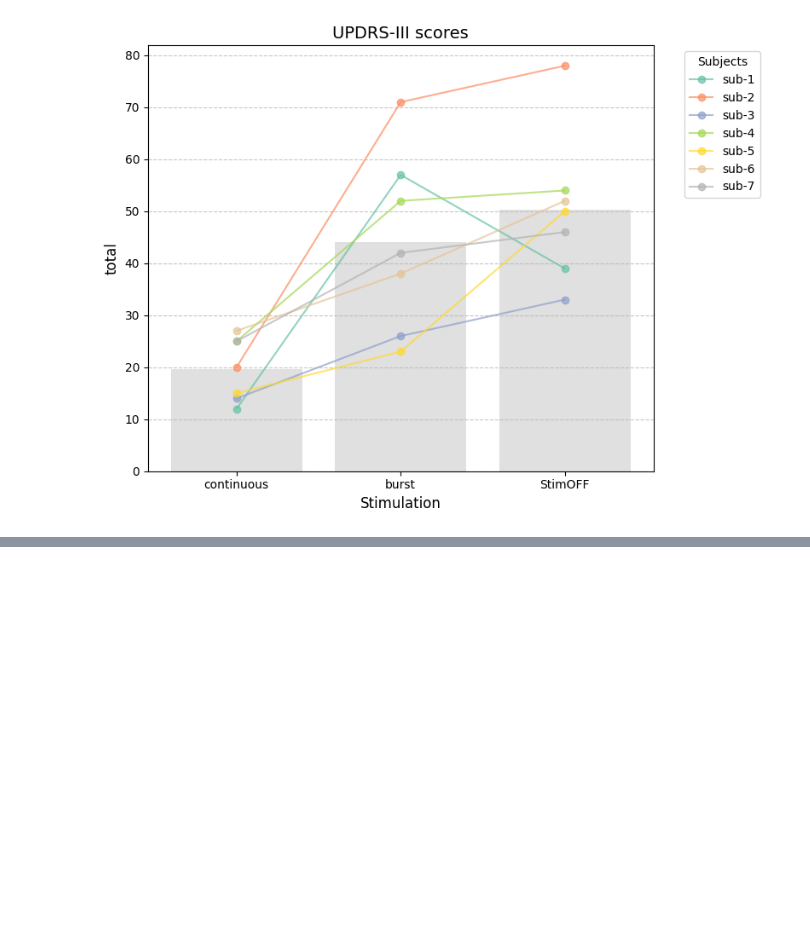
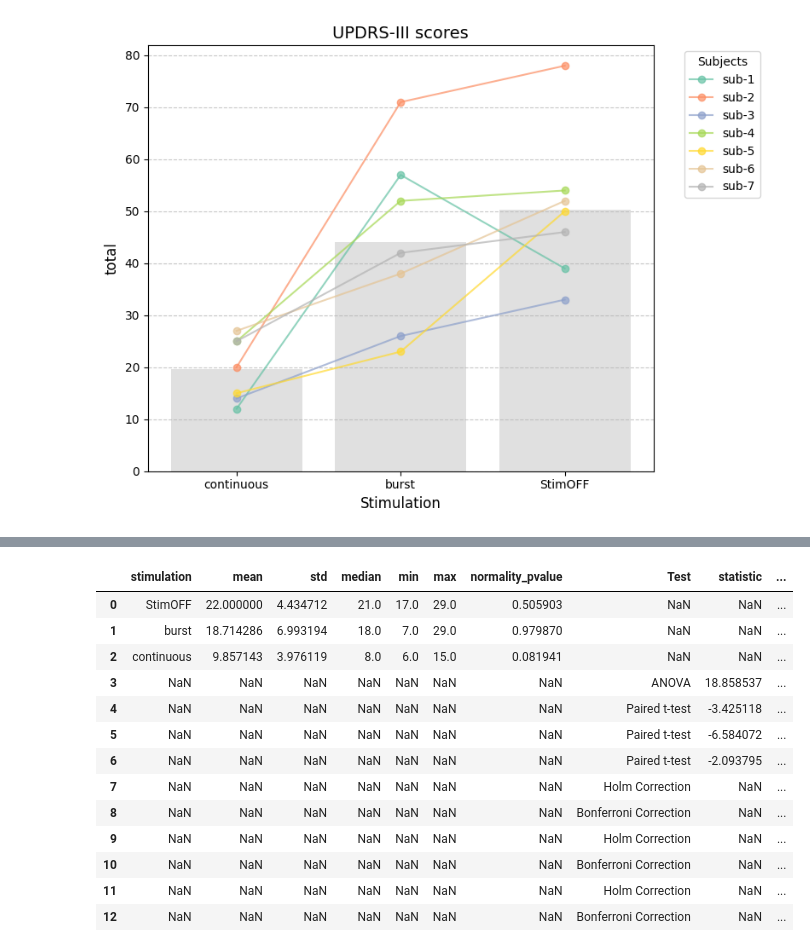
Before and after one commit to JKBehnke/patterned_DBS, a Jupyter notebook: notebooks/burst_dbs_group_analysis.ipynb, the cells around one changed output, grey strips where cells are left out. Cells and saved outputs as stored; diff of their text form; code cells hidden in the pictures; blank space fills up the shorter version.

```diff
--- a/notebooks/burst_dbs_updrs.ipynb
+++ b/notebooks/burst_dbs_group_analysis.ipynb
@@ -322,0 +440,17 @@ The `ci` parameter is deprecated. Use `errorbar=None` for the same effect.
+# %%
+result[0] # bradykinesia
+# %% [output]
+|  | stimulation | mean | std | median | min | max | normality_pvalue | Test | statistic | ... |
+| 0 | StimOFF | 22.000000 | 4.434712 | 21.0 | 17.0 | 29.0 | 0.505903 | NaN | NaN | ... |
+| 1 | burst | 18.714286 | 6.993194 | 18.0 | 7.0 | 29.0 | 0.979870 | NaN | NaN | ... |
+| 2 | continuous | 9.857143 | 3.976119 | 8.0 | 6.0 | 15.0 | 0.081941 | NaN | NaN | ... |
+| 3 | NaN | NaN | NaN | NaN | NaN | NaN | NaN | ANOVA | 18.858537 | ... |
+| 4 | NaN | NaN | NaN | NaN | NaN | NaN | NaN | Paired t-test | -3.425118 | ... |
+| 5 | NaN | NaN | NaN | NaN | NaN | NaN | NaN | Paired t-test | -6.584072 | ... |
+| 6 | NaN | NaN | NaN | NaN | NaN | NaN | NaN | Paired t-test | -2.093795 | ... |
+| 7 | NaN | NaN | NaN | NaN | NaN | NaN | NaN | Holm Correction | NaN | ... |
+| 8 | NaN | NaN | NaN | NaN | NaN | NaN | NaN | Bonferroni Correction | NaN | ... |
+| 9 | NaN | NaN | NaN | NaN | NaN | NaN | NaN | Holm Correction | NaN | ... |
+| 10 | NaN | NaN | NaN | NaN | NaN | NaN | NaN | Bonferroni Correction | NaN | ... |
+| 11 | NaN | NaN | NaN | NaN | NaN | NaN | NaN | Holm Correction | NaN | ... |
+| 12 | NaN | NaN | NaN | NaN | NaN | NaN | NaN | Bonferroni Correction | NaN | ... |
```
Also changed, not shown: parts of 26 cells of this notebook, 2 other files.
